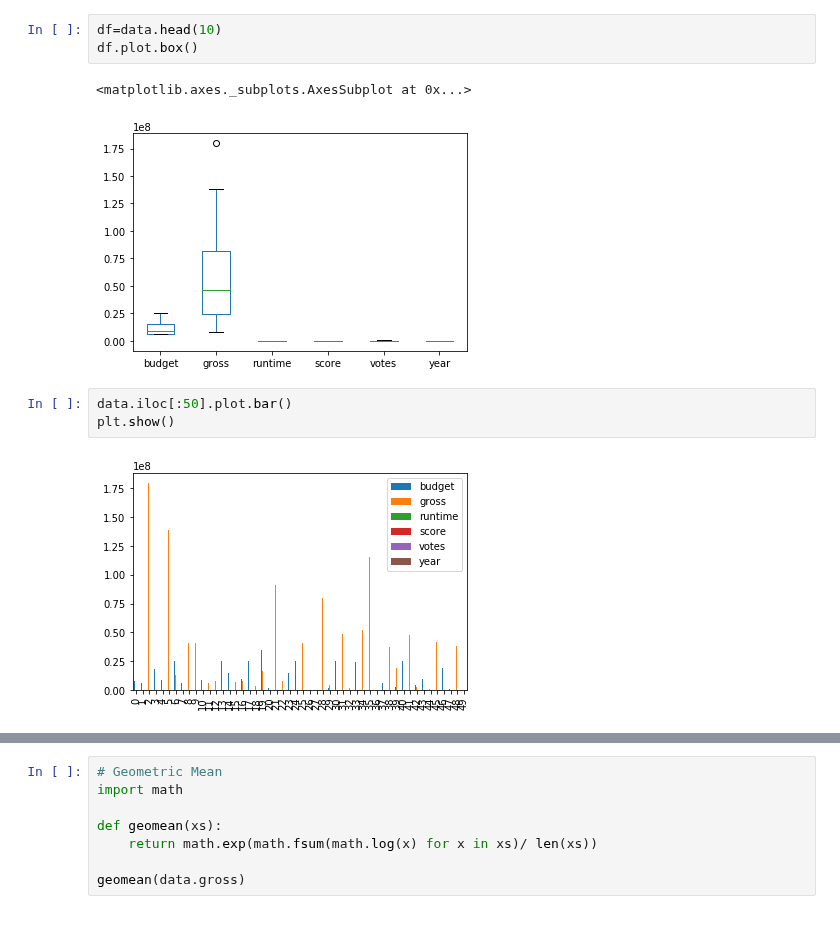
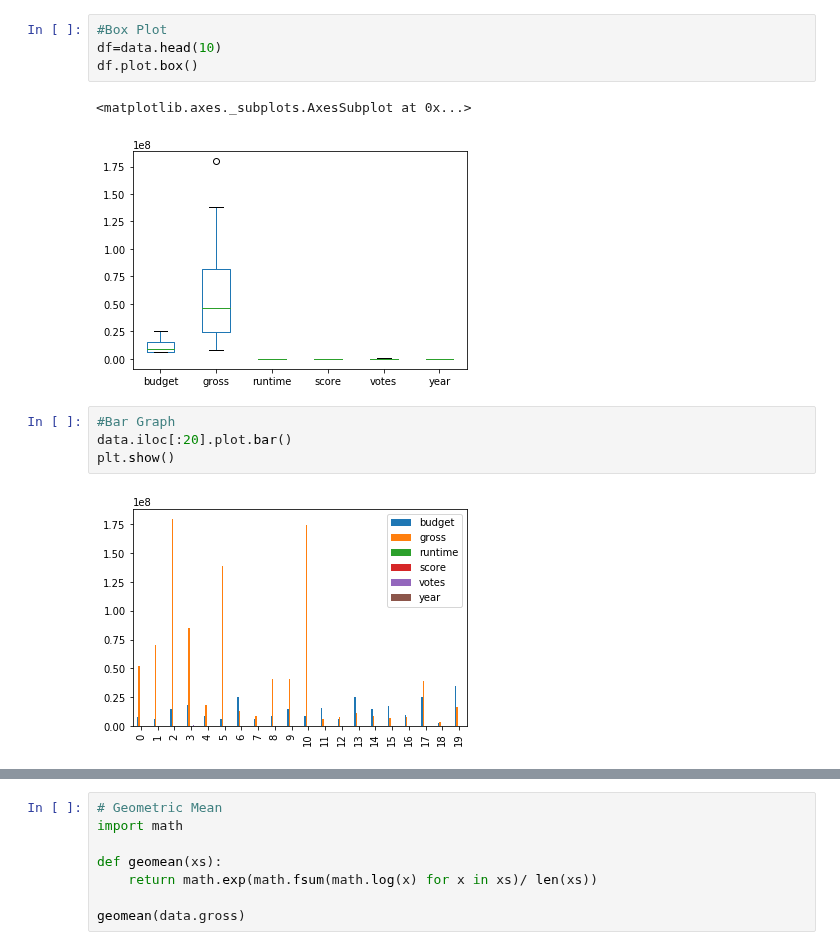
Before and after one commit to vijayakrishna12345/Data-Analytics-Lab, a Jupyter notebook: Ex1.ipynb, the cells around one changed output, grey strips where cells are left out. Drawn from its saved outputs; the diff is of its cells as text.

```diff
--- a/Ex1.ipynb
+++ b/Ex1.ipynb
@@ -50,13 +57,15 @@ array([[<matplotlib.axes._subplots.AxesSubplot object at 0x...>,
       dtype=object)
 [figure]
 # %%
+#Box Plot
 df=data.head(10)
 df.plot.box()
 # %% [output]
 <matplotlib.axes._subplots.AxesSubplot at 0x...>
 [figure]
 # %%
-data.iloc[:50].plot.bar()
+#Bar Graph
+data.iloc[:20].plot.bar()
 plt.show()
 # %% [output]
-[figure, old version]
+[figure, new version]
```
Also changed, not shown: parts of 17 cells of this notebook.
